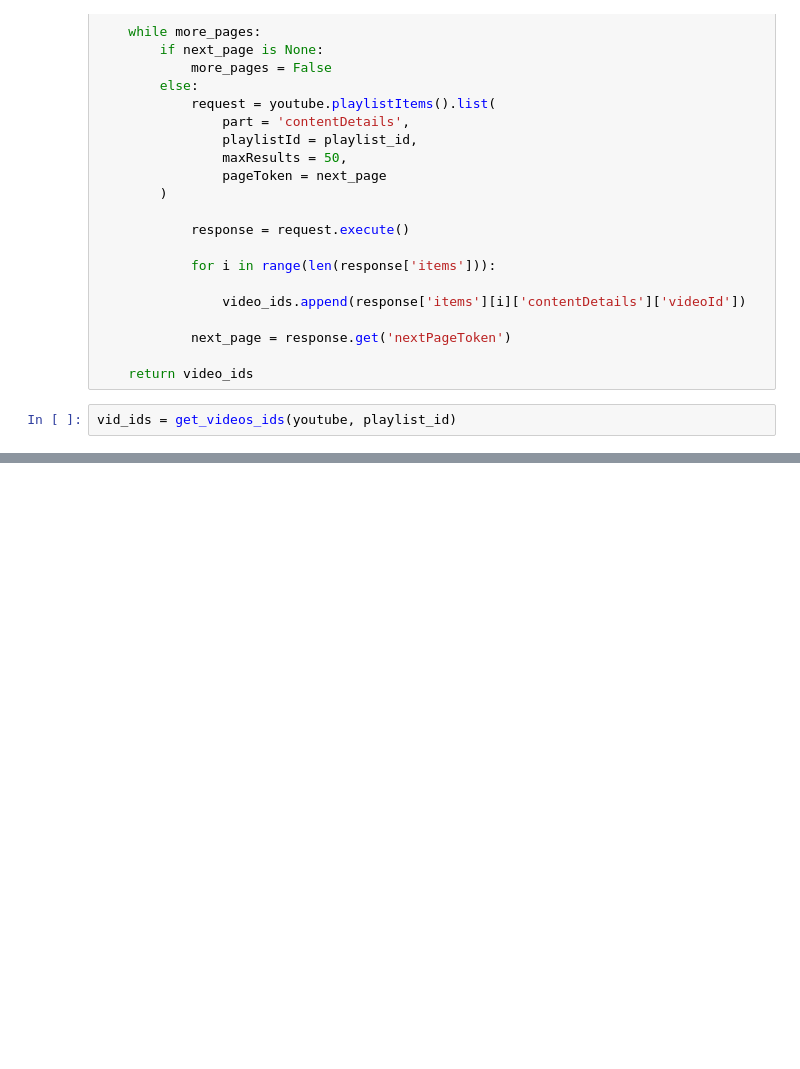
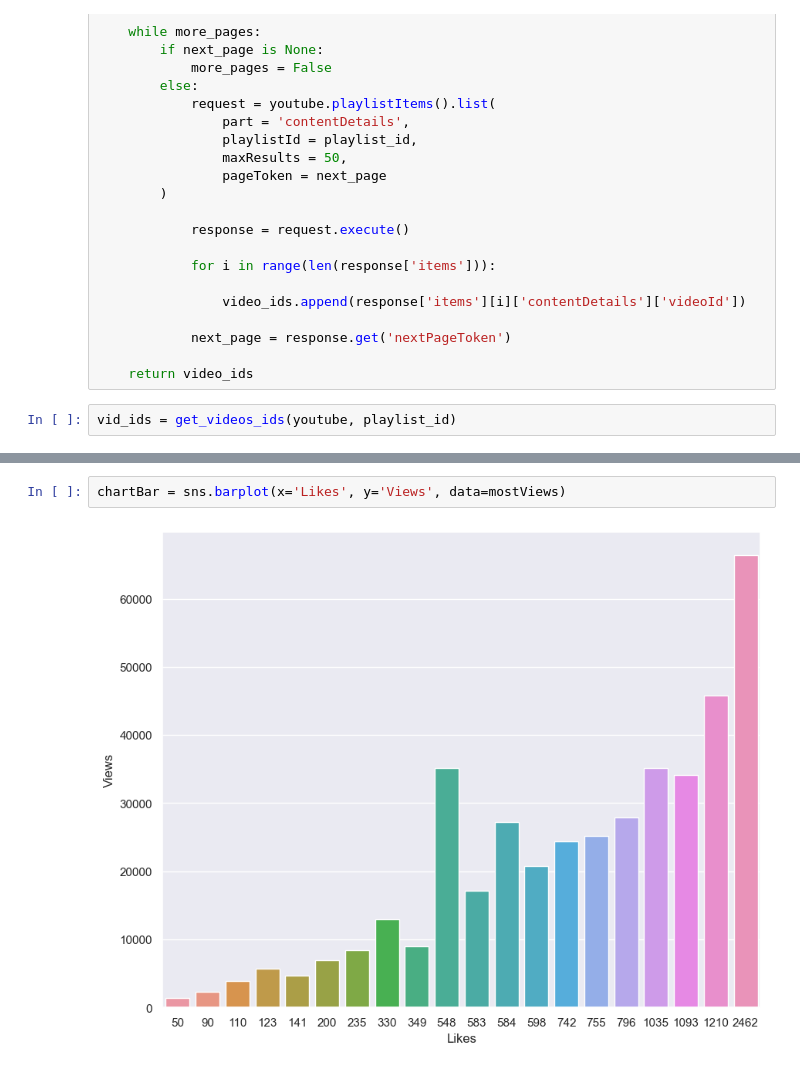
Before and after one commit to Karthick823/DataScience, a Jupyter notebook: YT_Harvesting.ipynb, the cells around one changed output, grey strips where cells are left out. Saved outputs shown, nothing was run; the diff lists cells and outputs as text; blank space fills up the shorter version.

```diff
--- a/YT_Harvesting.ipynb
+++ b/YT_Harvesting.ipynb
@@ -203,0 +297,4 @@ vid_ids
+# %%
+chartBar = sns.barplot(x='Likes', y='Views', data=mostViews)
+# %% [output]
+[figure, added]
```
Also changed, not shown: parts of 13 cells of this notebook, 3 other files.
